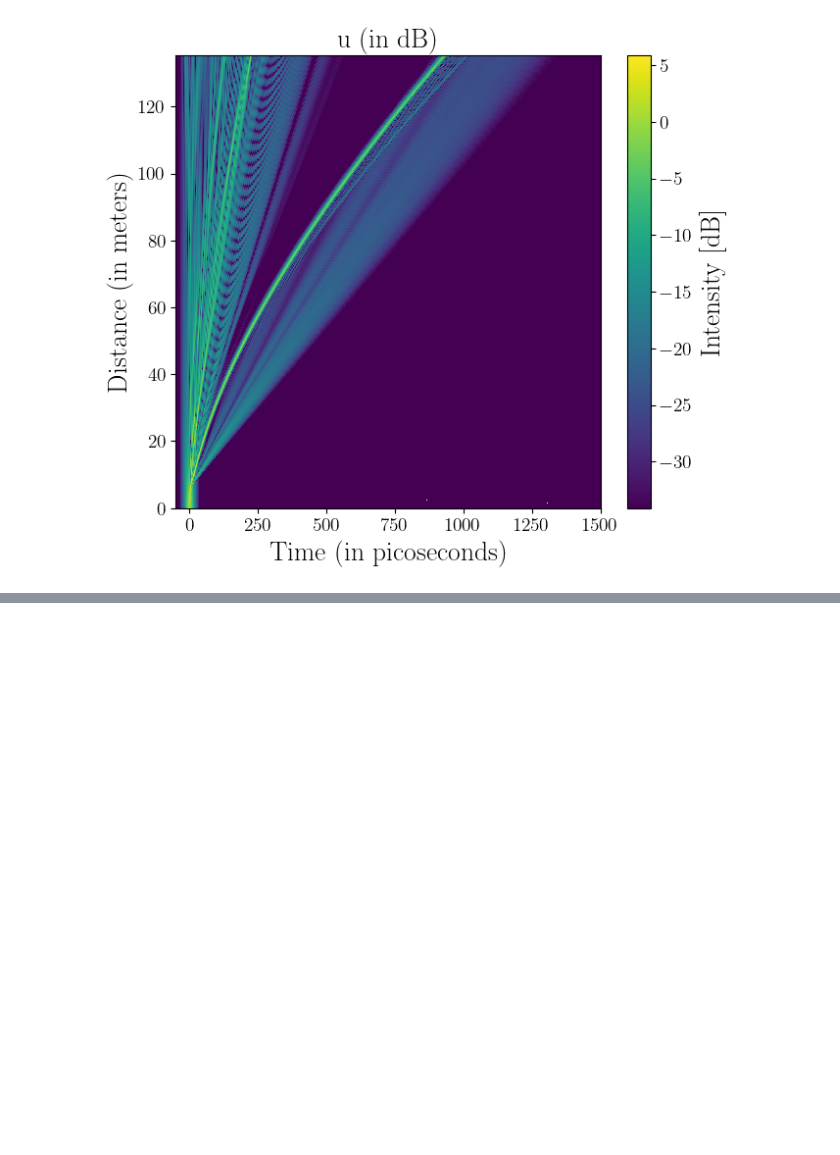
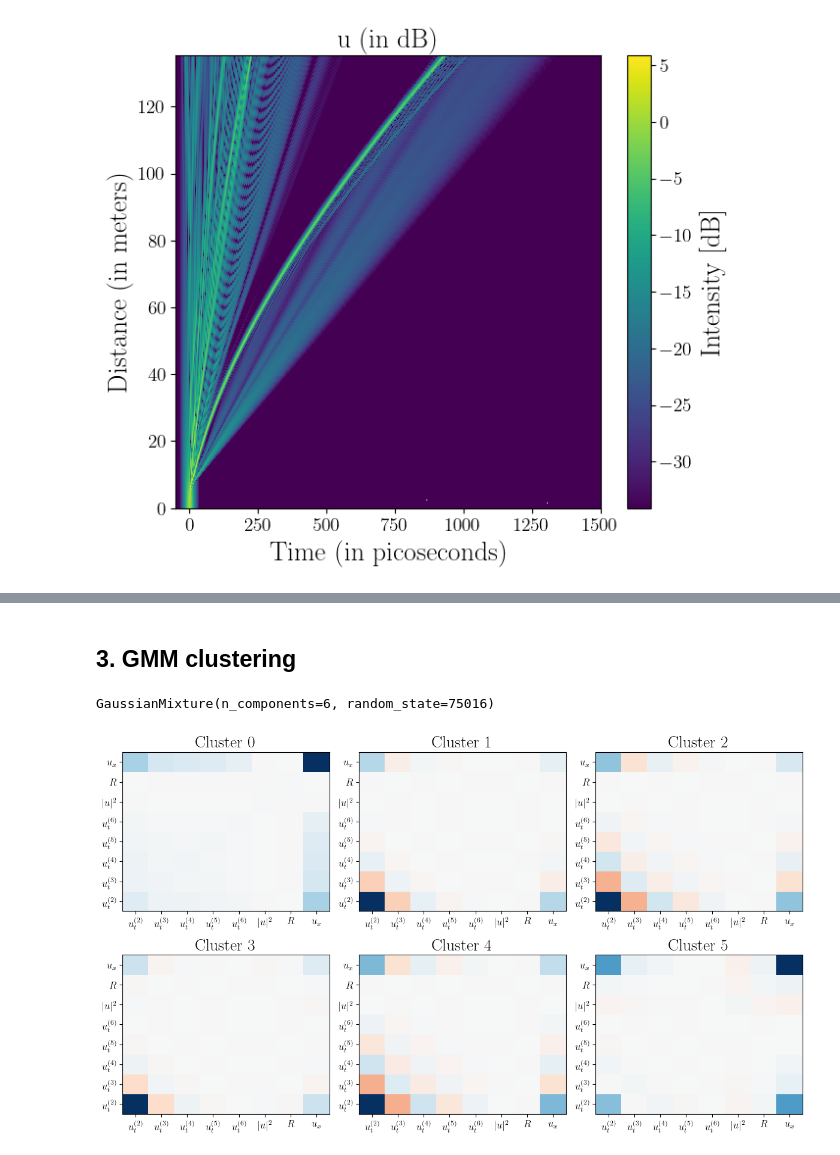
Before and after one commit to tbreitburd/Learning-Dominant-Physical-Processes-using-Unsupervised-Learning-Techniques-, a Jupyter notebook: Notebooks/Optical_Pulse.ipynb, the cells around one changed output, grey strips where cells are left out. Drawn from its saved outputs; the diff is of its cells as text; code cells hidden in the pictures; blank space fills up the shorter version.

```diff
--- a/Notebooks/Optical_Pulse.ipynb
+++ b/Notebooks/Optical_Pulse.ipynb
@@ -98,0 +154,21 @@ Text(0.5, 1.0, 'u (in dB)')
+# %% [markdown]
+## 3. GMM clustering
+# %%
+seed = 75016
+np.random.seed(seed)
+
+# Fit the model on 50% of the data
+frac = 0.05
+features_train, _ = sk.model_selection.train_test_split(
+    features, train_size=frac, random_state=seed
+)
+
+n_clusters = 6
+model = GaussianMixture(n_components=n_clusters, random_state=seed)
+model.fit(features_train)
+# %% [output]
+GaussianMixture(n_components=6, random_state=75016)
+# %%
+pf.plot_cov_mat(model, nfeatures, n_clusters, labels, "GMM")
+# %% [output]
+[figure, added]
```
Also changed, not shown: parts of 18 cells of this notebook.
